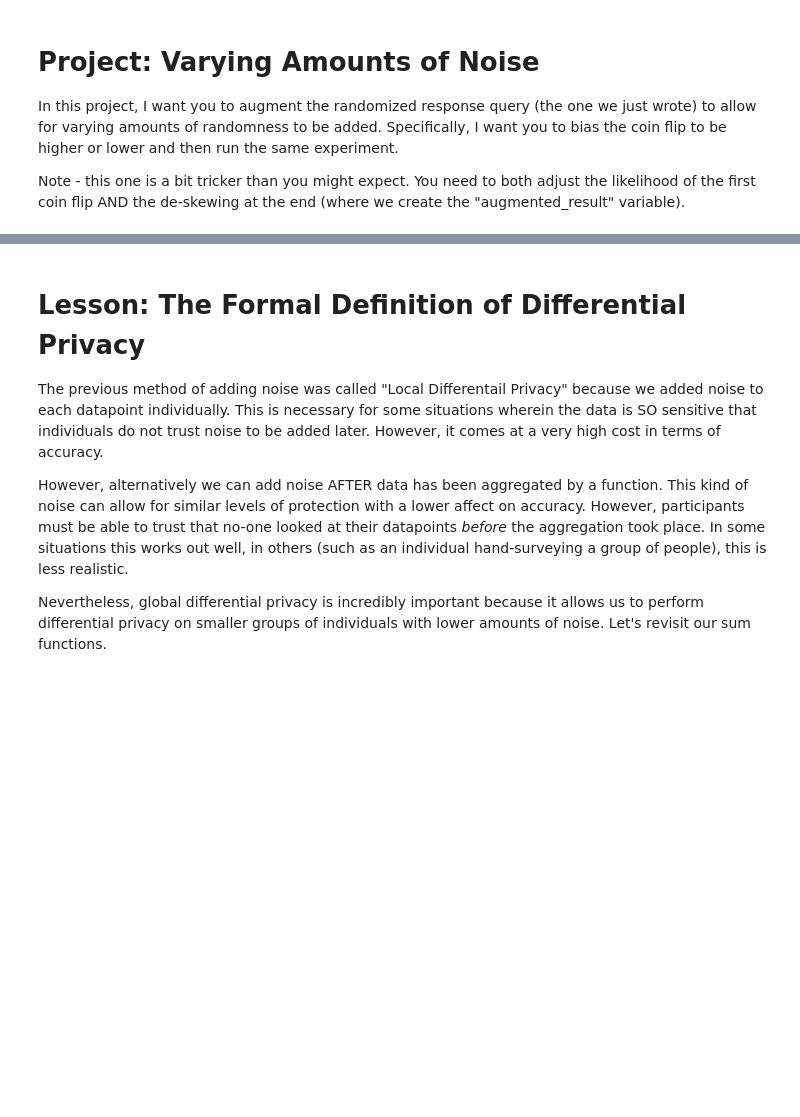
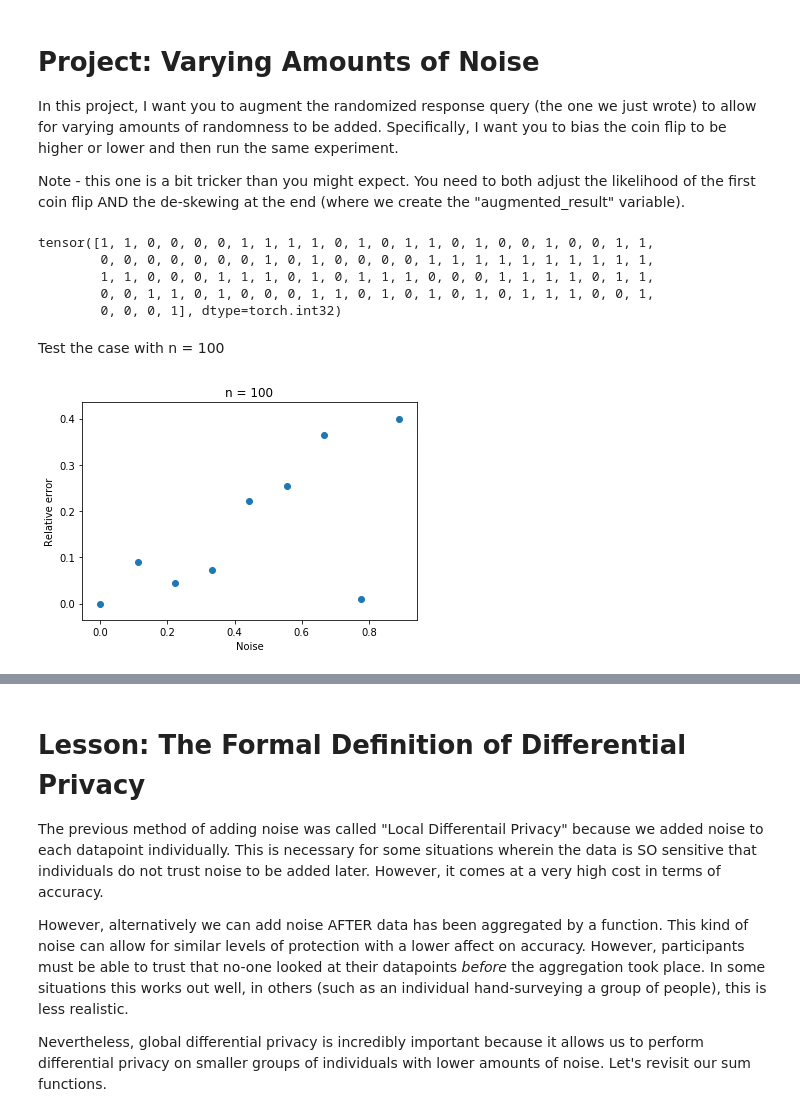
Before and after one commit to mtasende/secure-and-private-ai, a Jupyter notebook: l3_differential_privacy/Section 1 - Differential Privacy.ipynb, the cells around one changed output, grey strips where cells are left out. Saved outputs shown, nothing was run; the diff lists cells and outputs as text; code cells hidden in the pictures; blank space fills up the shorter version.

```diff
--- a/l3_differential_privacy/Section 1 - Differential Privacy.ipynb
+++ b/l3_differential_privacy/Section 1 - Differential Privacy.ipynb
@@ -281,0 +315,20 @@ Note - this one is a bit tricker than you might expect. You need to both adjust
+# %%
+db = generate_db(100)
+db
+# %% [output]
+tensor([1, 1, 0, 0, 0, 0, 1, 1, 1, 1, 0, 1, 0, 1, 1, 0, 1, 0, 0, 1, 0, 0, 1, 1,
+        0, 0, 0, 0, 0, 0, 0, 1, 0, 1, 0, 0, 0, 0, 1, 1, 1, 1, 1, 1, 1, 1, 1, 1,
+        1, 1, 0, 0, 0, 1, 1, 1, 0, 1, 0, 1, 1, 1, 0, 0, 0, 1, 1, 1, 1, 0, 1, 1,
+        0, 0, 1, 1, 0, 1, 0, 0, 0, 1, 1, 0, 1, 0, 1, 0, 1, 0, 1, 1, 1, 0, 0, 1,
+        0, 0, 0, 1], dtype=torch.int32)
+# %%
+def randomize_db(db, noise=0.5):
+    first_coin = (torch.rand(len(db)) > (1.0 - noise)).float()
+    second_coin = (torch.rand(len(db)) > 0.5).float()
+    return db.float() * first_coin + (1 - first_coin) * second_coin
+# %% [markdown]
+Test the case with n = 100
+# %%
+def rand_query(db, noise=0.5):
+    priv_res = query(randomize_db(db, noise))
+    return (priv_res - noise * 0.5) / (1 - noise)
@@ -281,0 +338,20 @@ Note - this one is a bit tricker than you might expect. You need to both adjust
+# %%
+def show_errors(n, noise_low, noise_high, num_points):
+    db = generate_db(n, 0.5)
+    true_results = list()
+    priv_results = list()
+    noise_values = np.linspace(noise_low, noise_high, num_points)
+    for noise in noise_values:
+        true_results.append(query(db))
+        priv_results.append(rand_query(db, noise))
+    true_results = np.array(true_results)
+    priv_results = np.array(priv_results)
+
+    plt.scatter(noise_values, np.abs((priv_results - true_results) / true_results), label=str(n))
+    plt.xlabel('Noise')
+    plt.ylabel('Relative error')
+    plt.title(f'n = {n}')
+# %%
+show_errors(100, 0, 1, 10)
+# %% [output]
+[figure, added]
```
Also changed, not shown: parts of 19 cells of this notebook.
